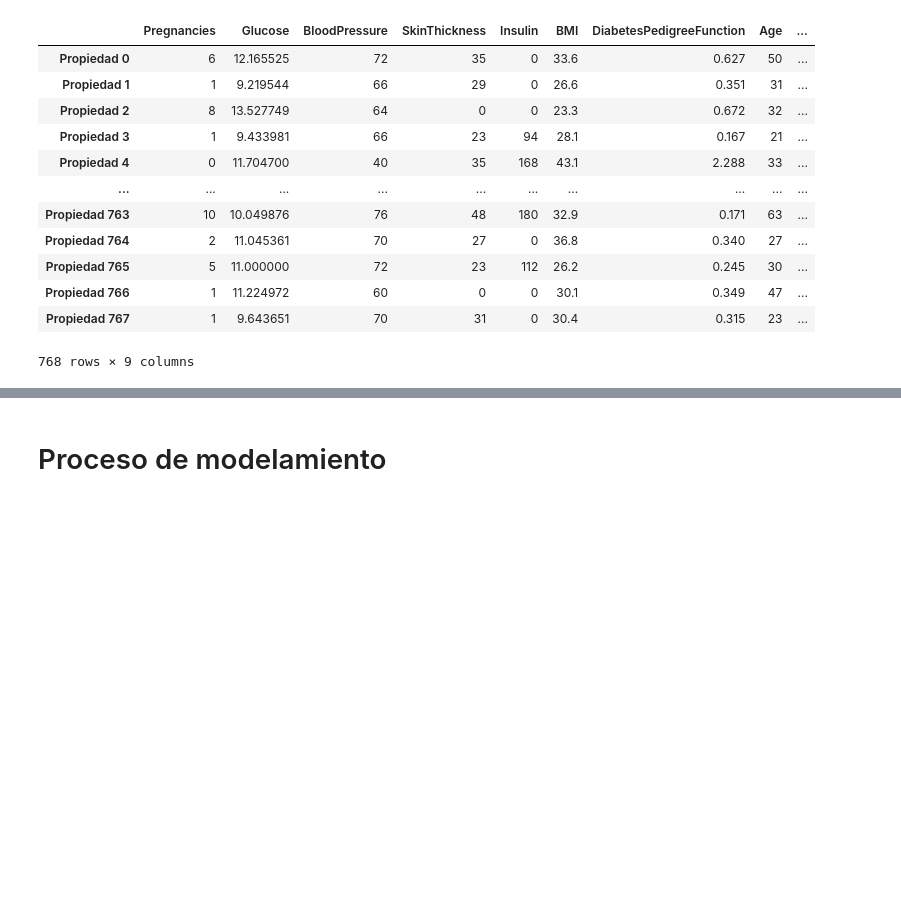
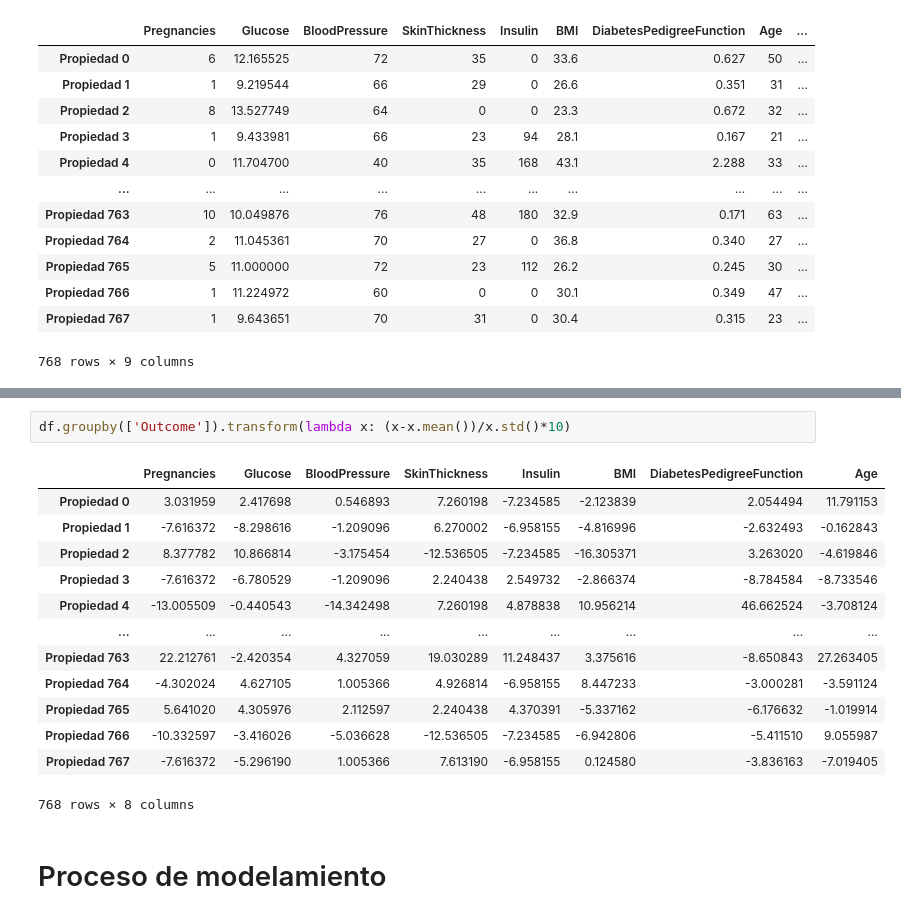
Before and after one commit to carlosrondanp/Python-NaylampUNI, a Jupyter notebook: Clase 2 - Python.ipynb, the cells around one changed output, grey strips where cells are left out. Cells and saved outputs as stored; diff of their text form; blank space fills up the shorter version.

```diff
--- a/Clase 2 - Python.ipynb
+++ b/Clase 2 - Python.ipynb
@@ -774,3 +850,19 @@ df
+# %%
+df.groupby(['Outcome']).transform(lambda x: (x-x.mean())/x.std()*10)
+# %% [output]
+|  | Pregnancies | Glucose | BloodPressure | SkinThickness | Insulin | BMI | DiabetesPedigreeFunction | Age |
+| Propiedad 0 | 3.031959 | 2.417698 | 0.546893 | 7.260198 | -7.234585 | -2.123839 | 2.054494 | 11.791153 |
+| Propiedad 1 | -7.616372 | -8.298616 | -1.209096 | 6.270002 | -6.958155 | -4.816996 | -2.632493 | -0.162843 |
+| Propiedad 2 | 8.377782 | 10.866814 | -3.175454 | -12.536505 | -7.234585 | -16.305371 | 3.263020 | -4.619846 |
+| Propiedad 3 | -7.616372 | -6.780529 | -1.209096 | 2.240438 | 2.549732 | -2.866374 | -8.784584 | -8.733546 |
+| Propiedad 4 | -13.005509 | -0.440543 | -14.342498 | 7.260198 | 4.878838 | 10.956214 | 46.662524 | -3.708124 |
+| ... | ... | ... | ... | ... | ... | ... | ... | ... |
+| Propiedad 763 | 22.212761 | -2.420354 | 4.327059 | 19.030289 | 11.248437 | 3.375616 | -8.650843 | 27.263405 |
+| Propiedad 764 | -4.302024 | 4.627105 | 1.005366 | 4.926814 | -6.958155 | 8.447233 | -3.000281 | -3.591124 |
+| Propiedad 765 | 5.641020 | 4.305976 | 2.112597 | 2.240438 | 4.370391 | -5.337162 | -6.176632 | -1.019914 |
+| Propiedad 766 | -10.332597 | -3.416026 | -5.036628 | -12.536505 | -7.234585 | -6.942806 | -5.411510 | 9.055987 |
+| Propiedad 767 | -7.616372 | -5.296190 | 1.005366 | 7.613190 | -6.958155 | 0.124580 | -3.836163 | -7.019405 |
+768 rows × 8 columns
 # %% [markdown]
 # Proceso de modelamiento
 # %% [markdown]
```
Also changed, not shown: parts of 10 cells of this notebook.
